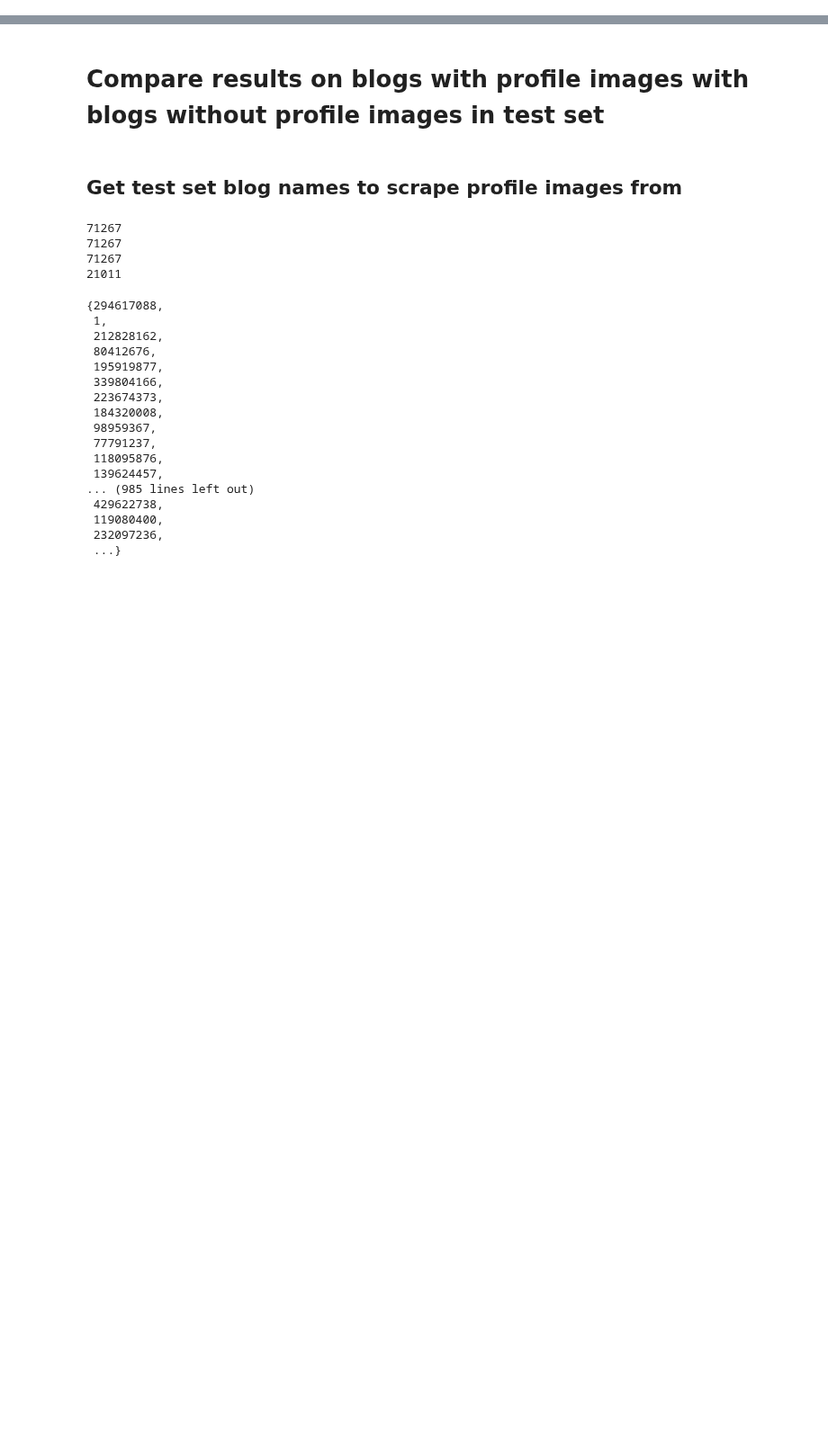
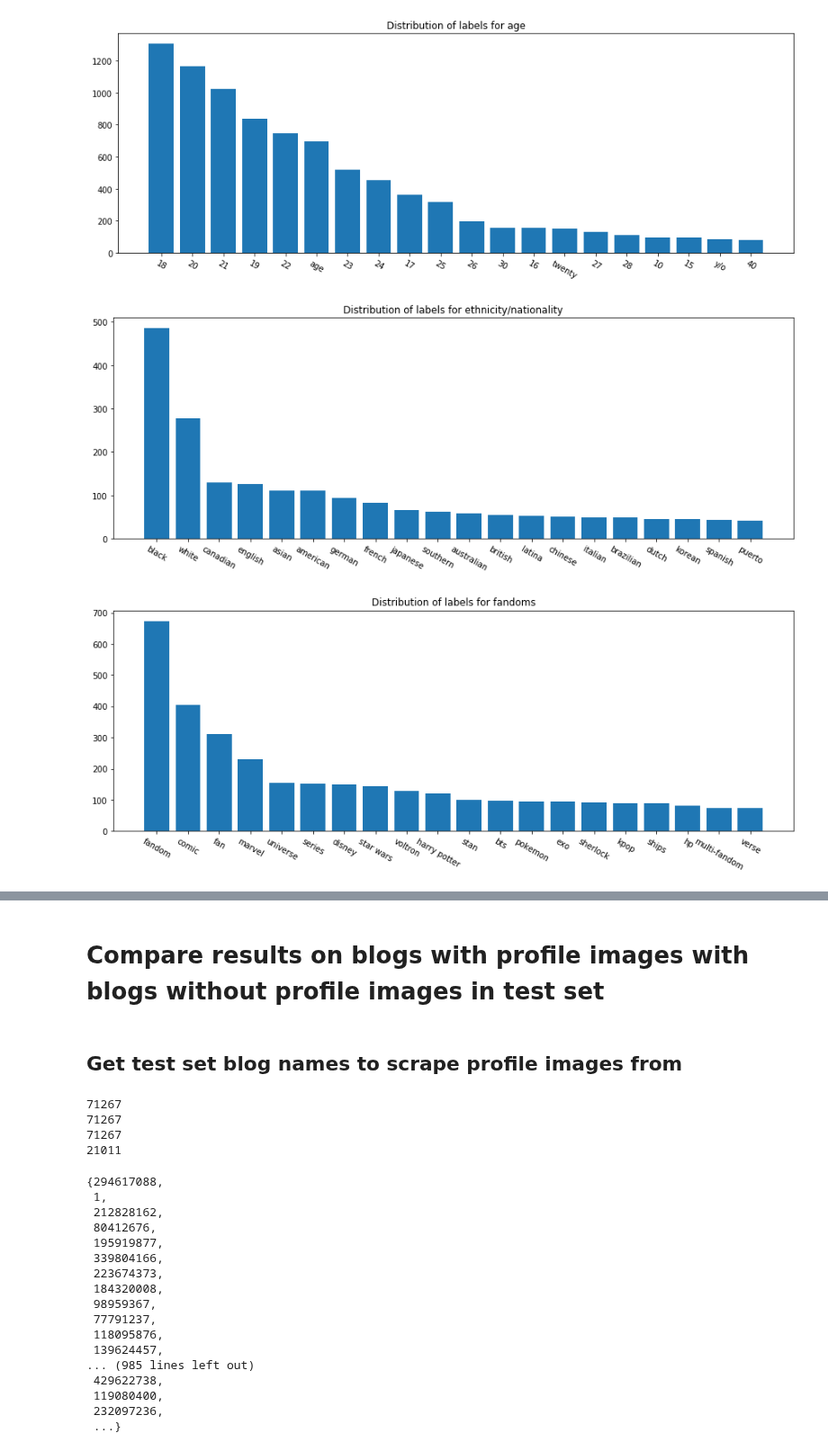
Before and after one commit to michaelmilleryoder/tumblr-scripts, a Jupyter notebook: jupyter/icwsm2020_resubmission.ipynb, the cells around one changed output, grey strips where cells are left out. Shown at 90% size. Saved outputs shown, nothing was run; the diff lists cells and outputs as text; code cells hidden in the pictures; blank space fills up the shorter version.

```diff
--- a/jupyter/icwsm2020_resubmission.ipynb
+++ b/jupyter/icwsm2020_resubmission.ipynb
@@ -0,0 +58,3 @@
+# %%
+blog_descs_labels = pd.DataFrame(rows, columns=['tumblog_id'] + [f'{cat}_terms' for cat in identity_categories])
+blog_descs_labels
@@ -0,0 +80,12 @@
+# %%
+# Make dict of category:term:count
+from collections import Counter
+
+term_counts = {}
+
+for cat in identity_categories:
+    terms_items = blog_descs_labels.loc[blog_descs_labels[f'{cat}_terms'].map(lambda x: len(x) > 2), f'{cat}_terms'].map(lambda x: [t.lower() for t in eval(x)]).tolist()
+    terms = [t for l in terms_items for t in l]
+    term_counts[cat] = Counter(terms)
+
+term_counts['age']
@@ -0,0 +110,18 @@
+# %%
+%matplotlib inline
+
+n_labels = 20
+
+import matplotlib.pyplot as plt
+
+for cat in identity_categories:
+    labels, values = zip(*term_counts[cat].most_common(n_labels))
+    plt.figure(figsize=(15,5))
+    plt.title(f"Distribution of labels for {cat}")
+    plt.xticks(rotation=-30)
+    plt.bar(labels, values)
+    plt.savefig(f'/projects/icwsm2020_tumblr_identity/output/label_distros/{cat.replace("/", "_").replace(" ", "_")}.png')
+# %% [output]
+[figure, added]
+[figure, added]
+[figure, added]
```
Also changed, not shown: parts of 6 cells of this notebook, 1 other file.
